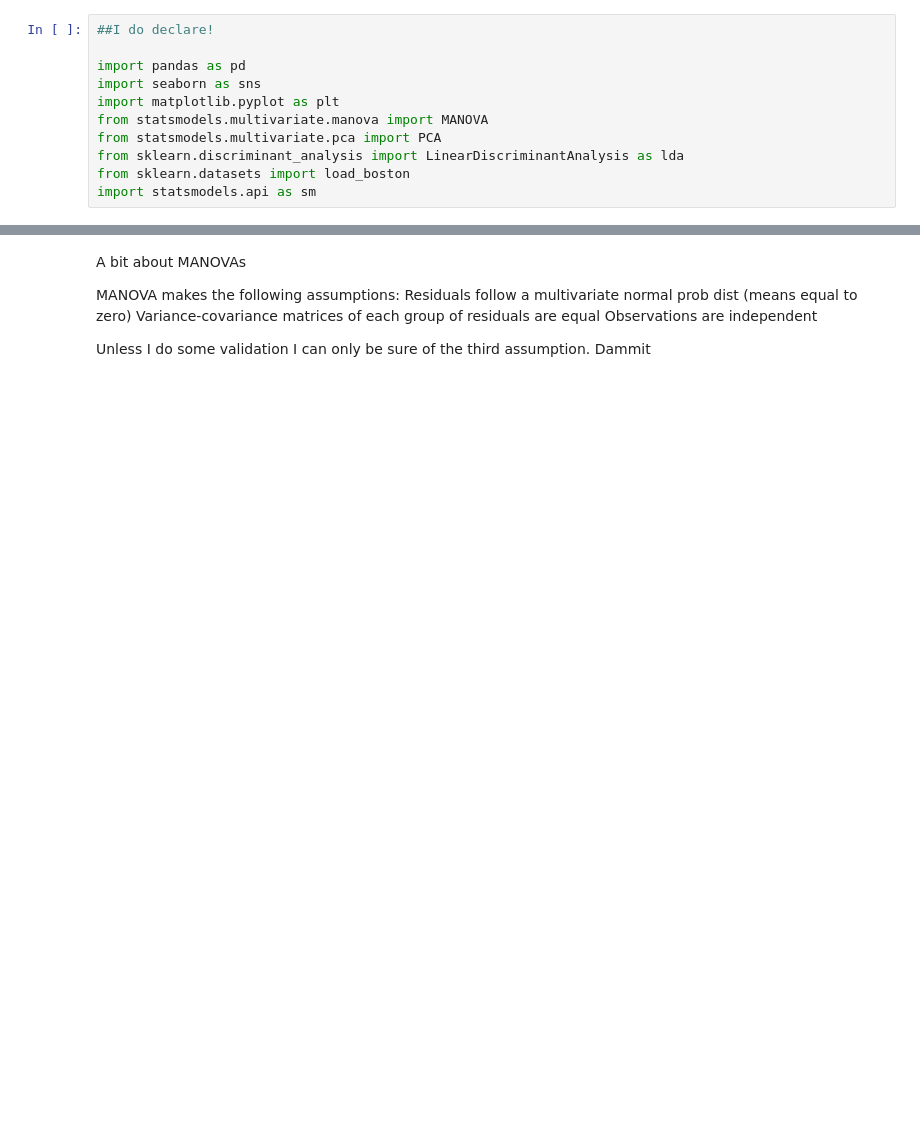
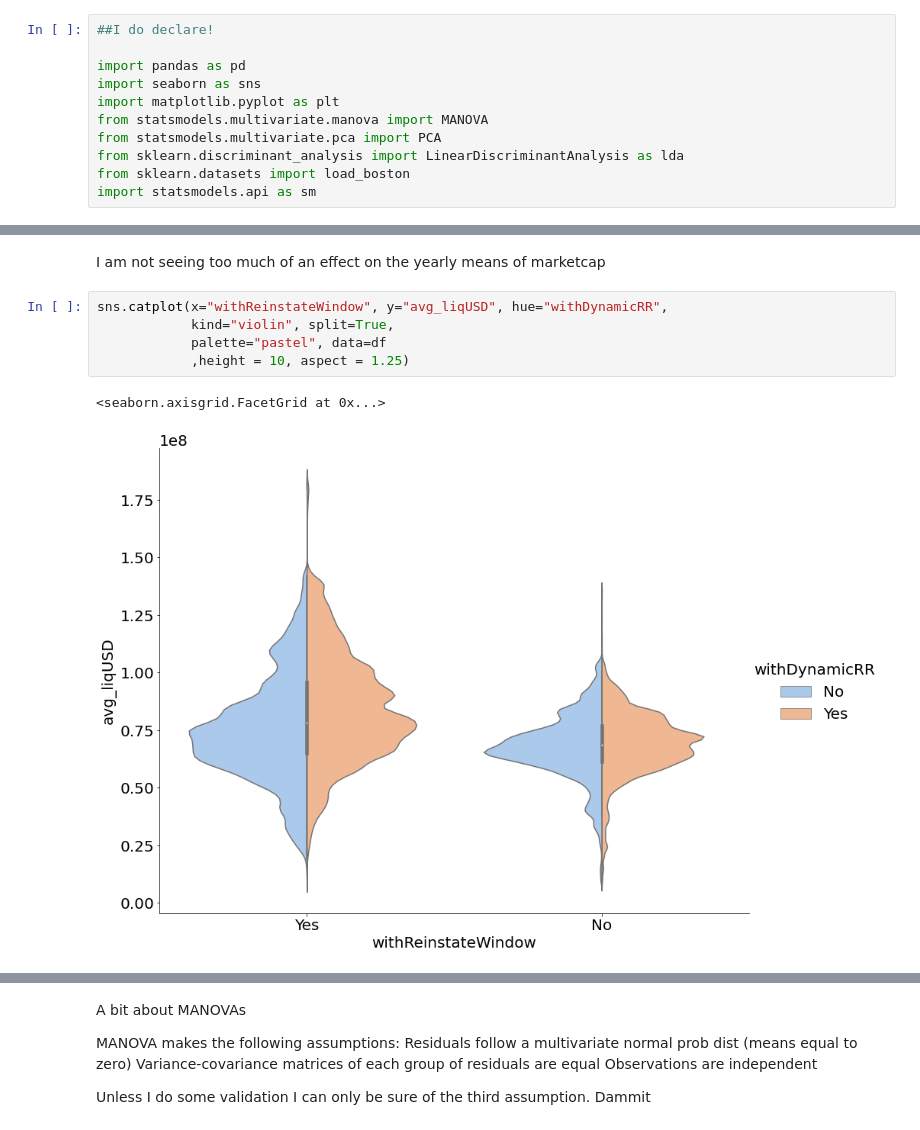
Before and after one commit to EdgeCaser/LiquiditySims, a Jupyter notebook: Stats.ipynb, the cells around one changed output, grey strips where cells are left out. Cells and saved outputs as stored; diff of their text form; blank space fills up the shorter version.

```diff
--- a/Stats.ipynb
+++ b/Stats.ipynb
@@ -47,0 +64,10 @@ sns.boxplot(data=df, x="withDynamicRR", y="avg_marketcap", hue=df.withDynamicRR.
+# %% [markdown]
+I am not seeing too much of an effect on the yearly means of marketcap
+# %%
+sns.catplot(x="withReinstateWindow", y="avg_liqUSD", hue="withDynamicRR",
+            kind="violin", split=True,
+            palette="pastel", data=df
+            ,height = 10, aspect = 1.25)
+# %% [output]
+<seaborn.axisgrid.FacetGrid at 0x...>
+[figure, added]
```
Also changed, not shown: parts of 16 cells of this notebook, 2 other files.
